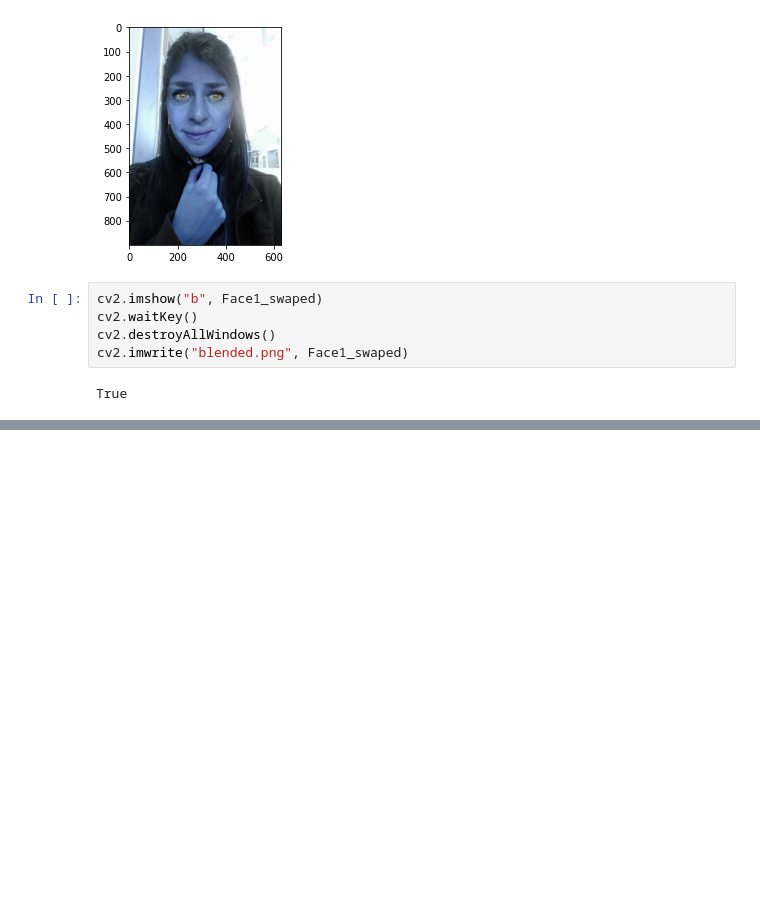
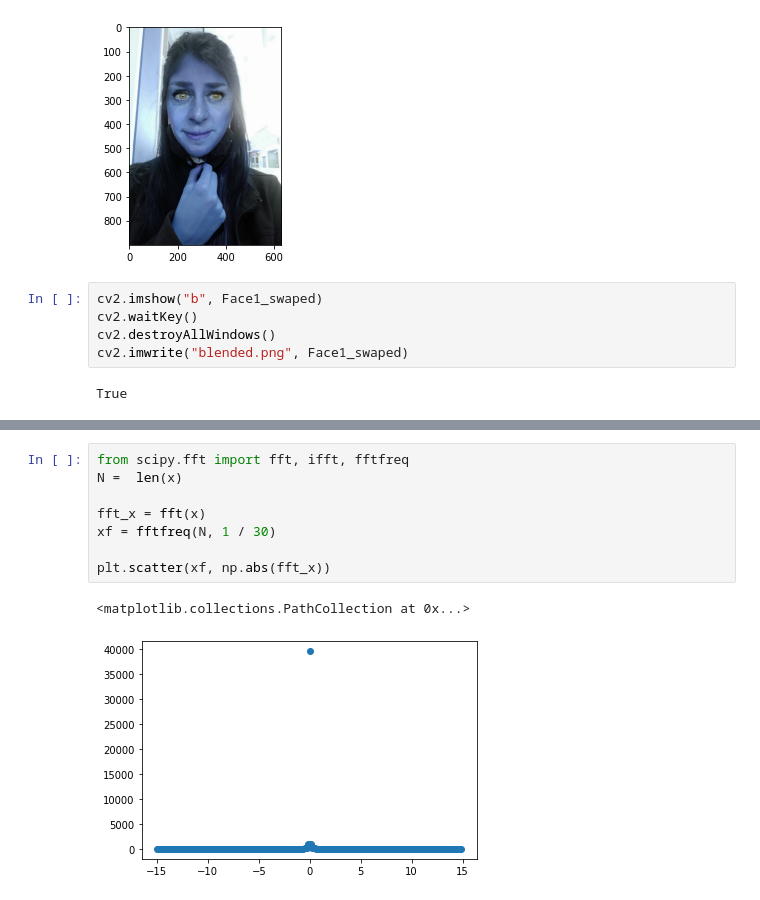
Before and after one commit to sakshikakde/FaceSwap, a Jupyter notebook: Code/FaceSwapSakshi.ipynb, the cells around one changed output, grey strips where cells are left out. Saved outputs shown, nothing was run; the diff lists cells and outputs as text; blank space fills up the shorter version.

```diff
--- a/Code/FaceSwapSakshi.ipynb
+++ b/Code/FaceSwapSakshi.ipynb
@@ -219,0 +465,11 @@ True
+# %%
+from scipy.fft import fft, ifft, fftfreq
+N =  len(x)
+
+fft_x = fft(x)
+xf = fftfreq(N, 1 / 30)
+
+plt.scatter(xf, np.abs(fft_x))
+# %% [output]
+<matplotlib.collections.PathCollection at 0x...>
+[figure, added]
```
Also changed, not shown: parts of 21 cells of this notebook.
